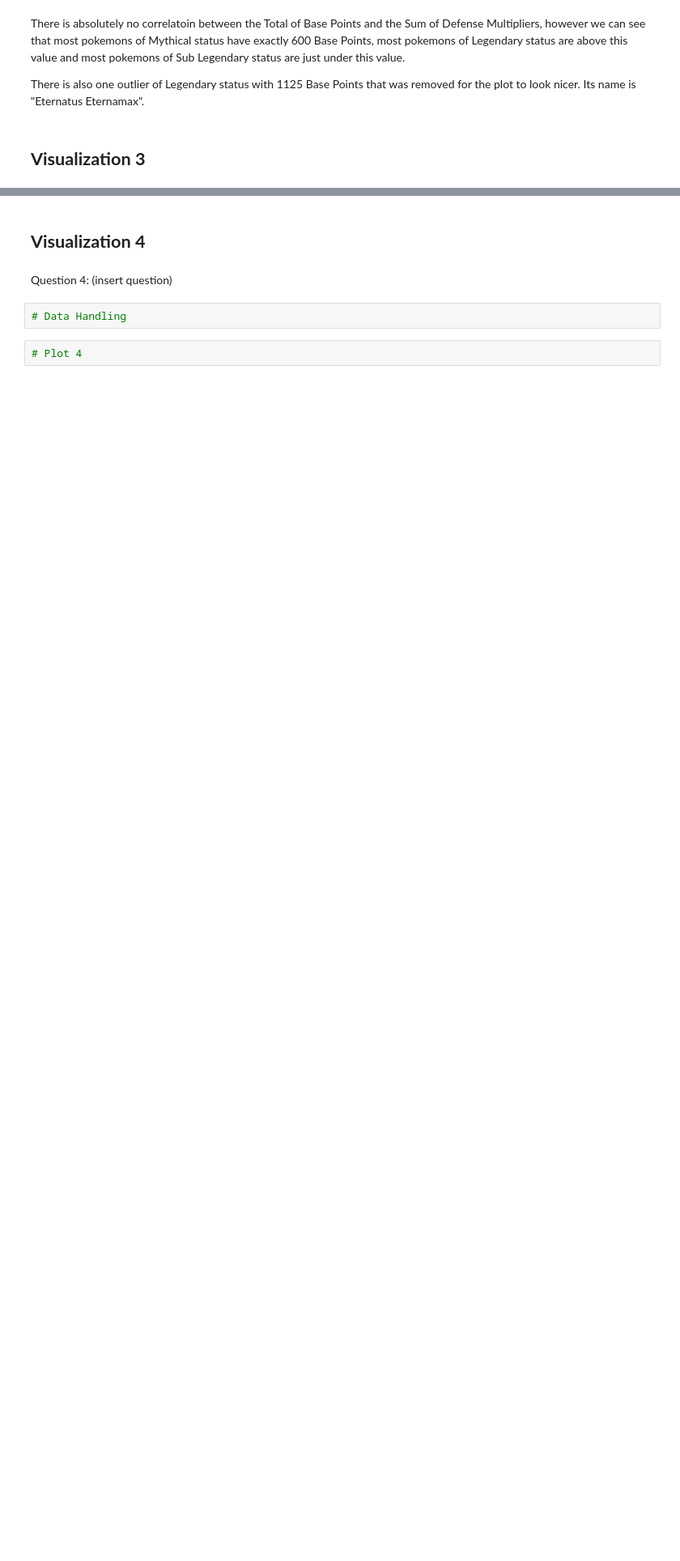
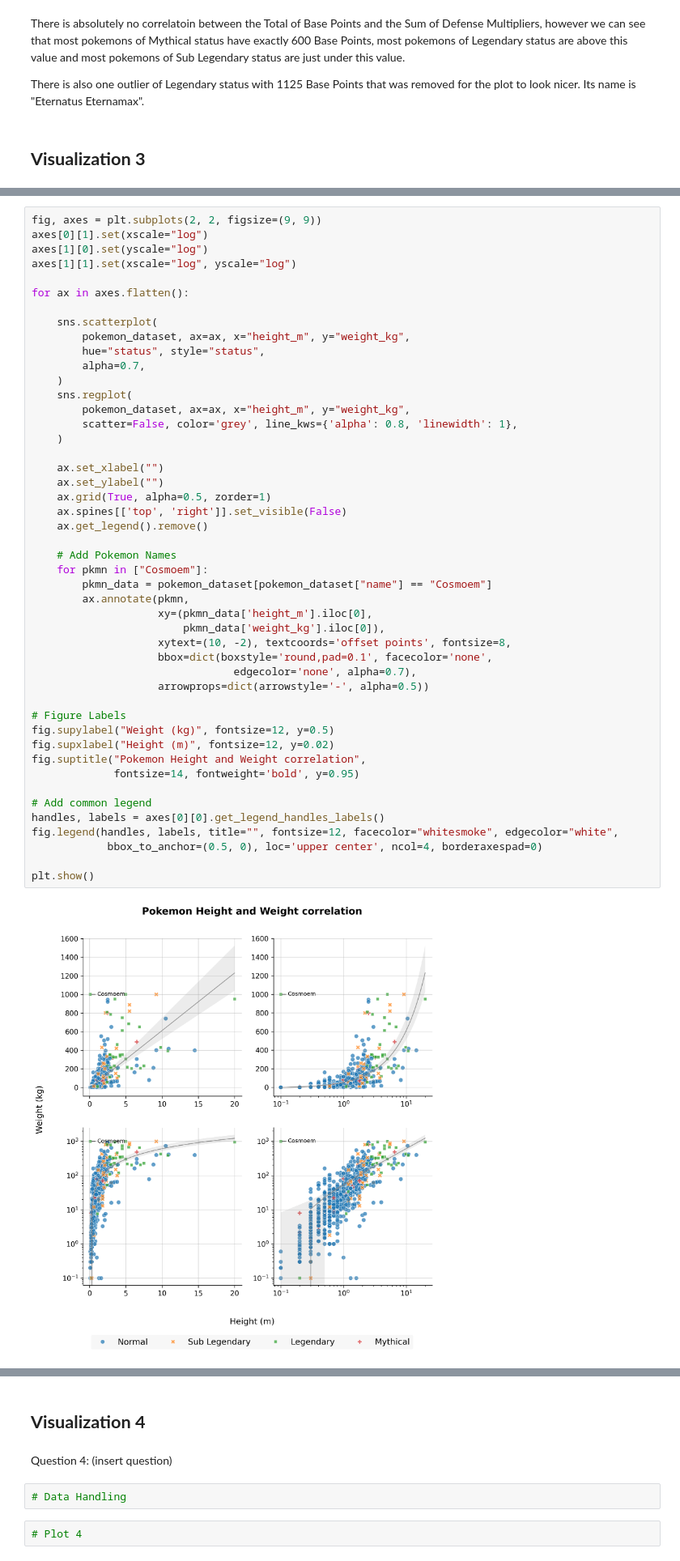
Before and after one commit to Leroymilo/DataVis, a Jupyter notebook: Final Assignment/AdriaanL_AcadWrit_DataViz_Assignment.ipynb, the cells around one changed output, grey strips where cells are left out. Shown at 81% size. Saved outputs shown, nothing was run; the diff lists cells and outputs as text; blank space fills up the shorter version.

Commit message:
added visualization 3

```diff
--- a/Final Assignment/AdriaanL_AcadWrit_DataViz_Assignment.ipynb
+++ b/Final Assignment/AdriaanL_AcadWrit_DataViz_Assignment.ipynb
@@ -309,0 +303,49 @@ Analysis 3: (insert analysis)
+# %%
+fig, axes = plt.subplots(2, 2, figsize=(9, 9))
+axes[0][1].set(xscale="log")
+axes[1][0].set(yscale="log")
+axes[1][1].set(xscale="log", yscale="log")
+
+for ax in axes.flatten():
+
+	sns.scatterplot(
+		pokemon_dataset, ax=ax, x="height_m", y="weight_kg",
+		hue="status", style="status",
+		alpha=0.7,
+	)
+	sns.regplot(
+		pokemon_dataset, ax=ax, x="height_m", y="weight_kg",
+		scatter=False, color='grey', line_kws={'alpha': 0.8, 'linewidth': 1},
+	)
+
+	ax.set_xlabel("")
+	ax.set_ylabel("")
+	ax.grid(True, alpha=0.5, zorder=1)
+	ax.spines[['top', 'right']].set_visible(False)
+	ax.get_legend().remove()
+
+	# Add Pokemon Names
+	for pkmn in ["Cosmoem"]:
+		pkmn_data = pokemon_dataset[pokemon_dataset["name"] == "Cosmoem"]
+		ax.annotate(pkmn,
+					xy=(pkmn_data['height_m'].iloc[0],
+						pkmn_data['weight_kg'].iloc[0]),
+					xytext=(10, -2), textcoords='offset points', fontsize=8,
+					bbox=dict(boxstyle='round,pad=0.1', facecolor='none',
+								edgecolor='none', alpha=0.7),
+					arrowprops=dict(arrowstyle='-', alpha=0.5))
+
+# Figure Labels
+fig.supylabel("Weight (kg)", fontsize=12, y=0.5)
+fig.supxlabel("Height (m)", fontsize=12, y=0.02)
+fig.suptitle("Pokemon Height and Weight correlation",
+             fontsize=14, fontweight='bold', y=0.95)
+
+# Add common legend
+handles, labels = axes[0][0].get_legend_handles_labels()
+fig.legend(handles, labels, title="", fontsize=12, facecolor="whitesmoke", edgecolor="white",
+          	bbox_to_anchor=(0.5, 0), loc='upper center', ncol=4, borderaxespad=0)
+
+plt.show()
+# %% [output]
+[figure, added]
```
Also changed, not shown: parts of 8 cells of this notebook.
